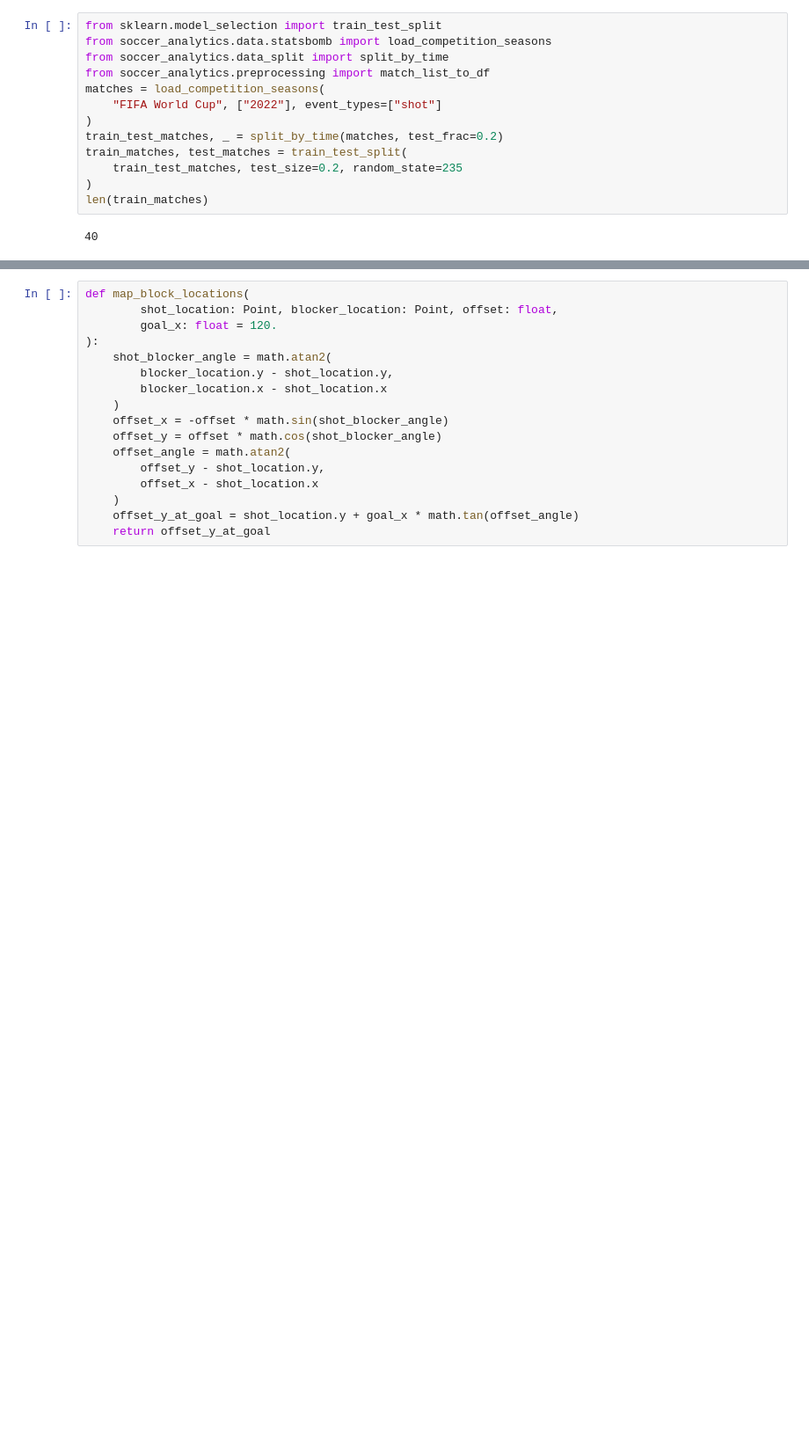
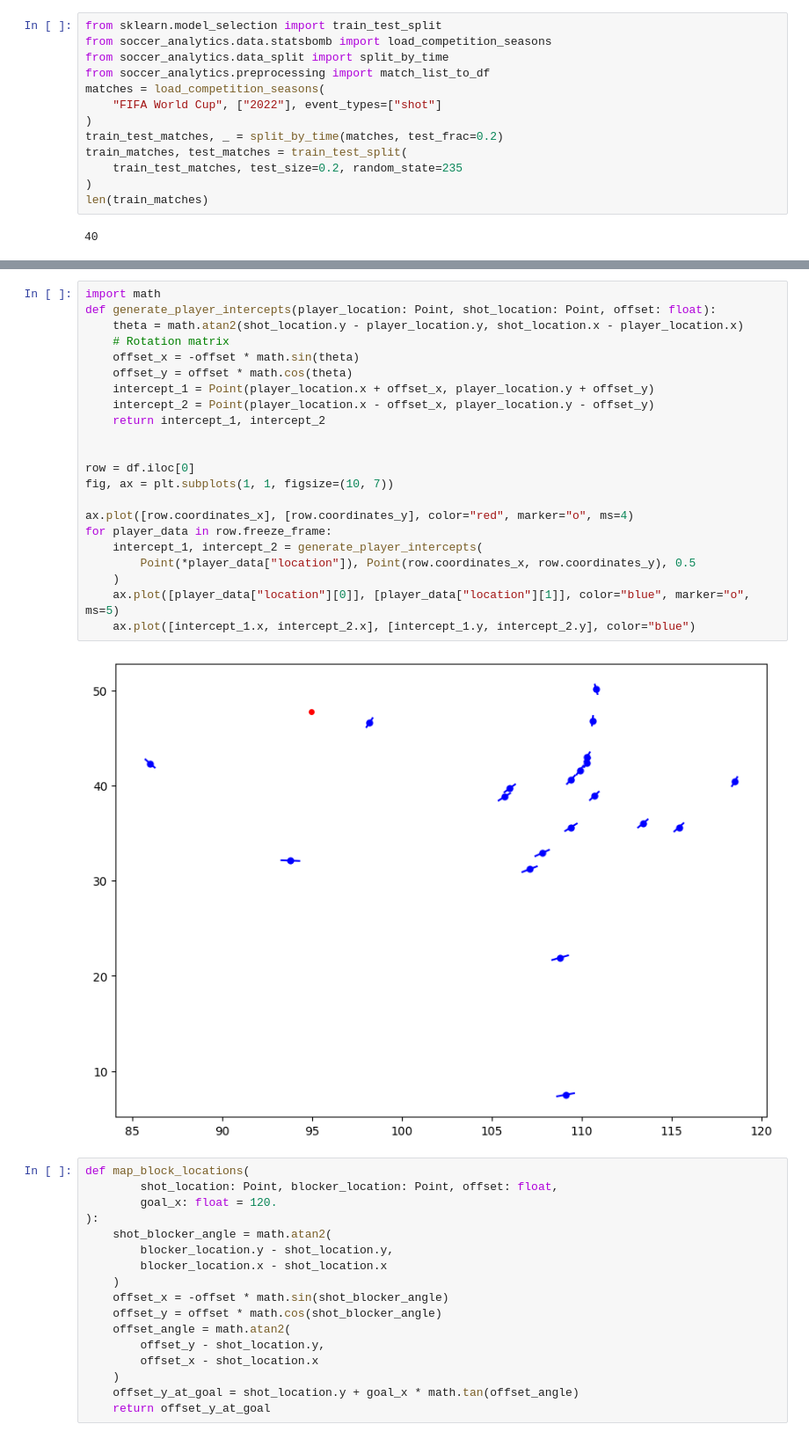
Before and after one commit to AndrewRook/soccer_analytics, a Jupyter notebook: analysis_notebooks/xg/shot_block_eda_2.ipynb, the cells around one changed output, grey strips where cells are left out. Shown at 88% size. Saved outputs shown, nothing was run; the diff lists cells and outputs as text; blank space fills up the shorter version.

```diff
--- a/analysis_notebooks/xg/shot_block_eda_2.ipynb
+++ b/analysis_notebooks/xg/shot_block_eda_2.ipynb
@@ -119,3 +171,27 @@ def get_block_likelihood(
+# %%
+import math
+def generate_player_intercepts(player_location: Point, shot_location: Point, offset: float):
+    theta = math.atan2(shot_location.y - player_location.y, shot_location.x - player_location.x)
+    # Rotation matrix
+    offset_x = -offset * math.sin(theta)
+    offset_y = offset * math.cos(theta)
+    intercept_1 = Point(player_location.x + offset_x, player_location.y + offset_y)
+    intercept_2 = Point(player_location.x - offset_x, player_location.y - offset_y)
+    return intercept_1, intercept_2
+
+
+row = df.iloc[0]
+fig, ax = plt.subplots(1, 1, figsize=(10, 7))
+
+ax.plot([row.coordinates_x], [row.coordinates_y], color="red", marker="o", ms=4)
+for player_data in row.freeze_frame:
+    intercept_1, intercept_2 = generate_player_intercepts(
+        Point(*player_data["location"]), Point(row.coordinates_x, row.coordinates_y), 0.5
+    )
+    ax.plot([player_data["location"][0]], [player_data["location"][1]], color="blue", marker="o", ms=5)
+    ax.plot([intercept_1.x, intercept_2.x], [intercept_1.y, intercept_2.y], color="blue")
+# %% [output]
+[figure, added]
 # %%
 def map_block_locations(
         shot_location: Point, blocker_location: Point, offset: float,
```
Also changed, not shown: parts of 10 cells of this notebook, 2 other files.
